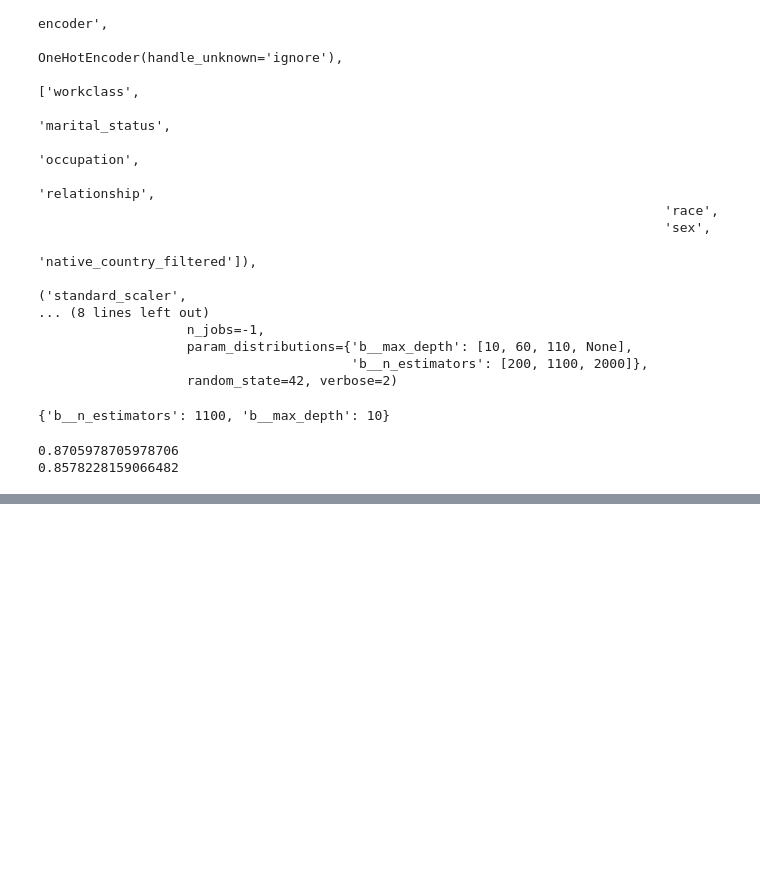
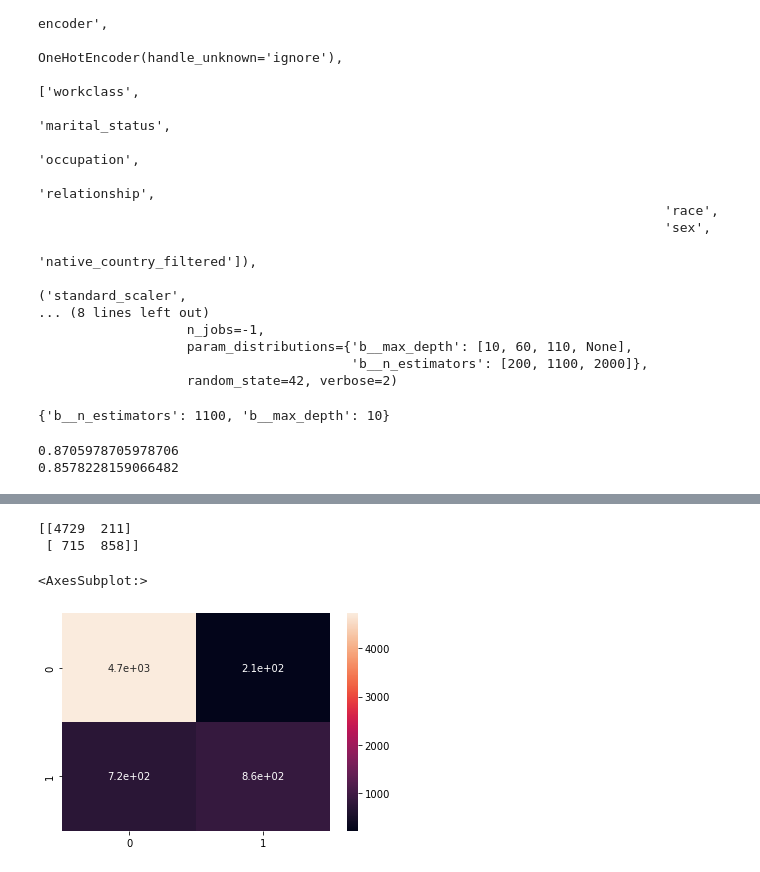
Before and after one commit to tchase56/ML_Examples, a Jupyter notebook: test.ipynb, the cells around one changed output, grey strips where cells are left out. Saved outputs shown, nothing was run; the diff lists cells and outputs as text; code cells hidden in the pictures; blank space fills up the shorter version.

```diff
--- a/test.ipynb
+++ b/test.ipynb
@@ -237,0 +253,10 @@ print(best_random.score(data_test, target_test))
+# %%
+cf_matrix_test = confusion_matrix(target_test, best_random.predict(data_test))
+print(cf_matrix_test)
+
+sns.heatmap(cf_matrix_test, annot=True)
+# %% [output]
+[[4729  211]
+ [ 715  858]]
+<AxesSubplot:>
+[figure, added]
```
Also changed, not shown: parts of 3 cells of this notebook.
